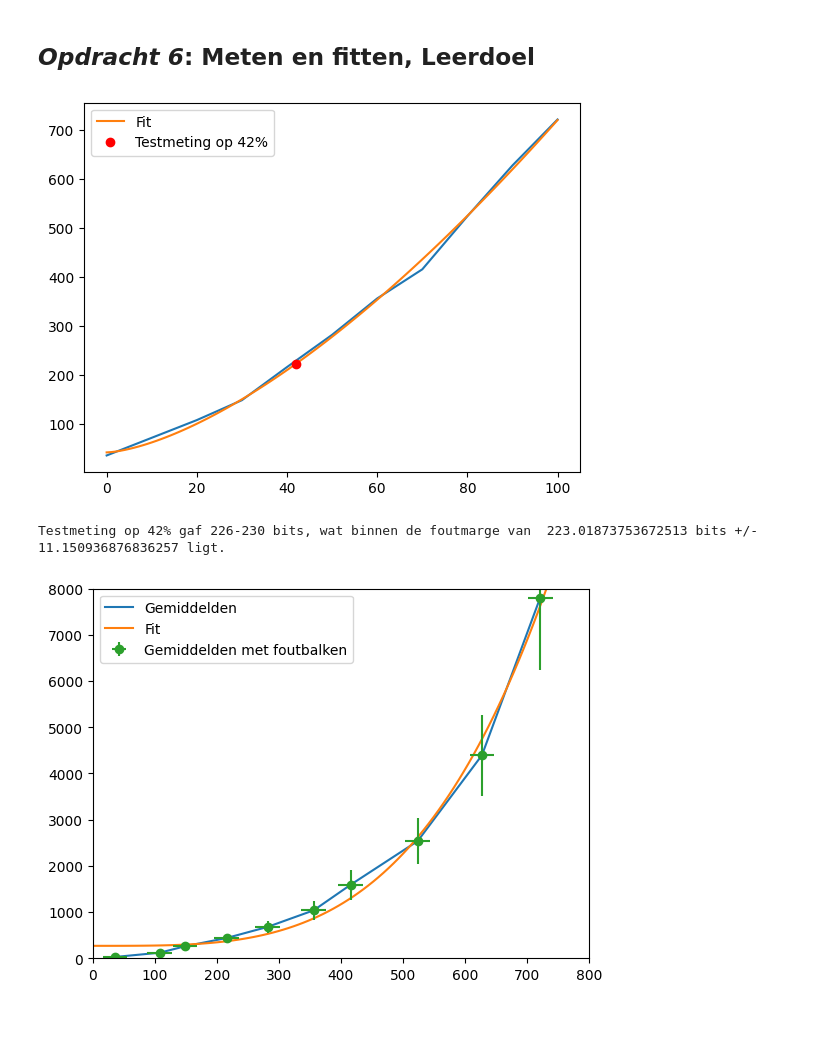
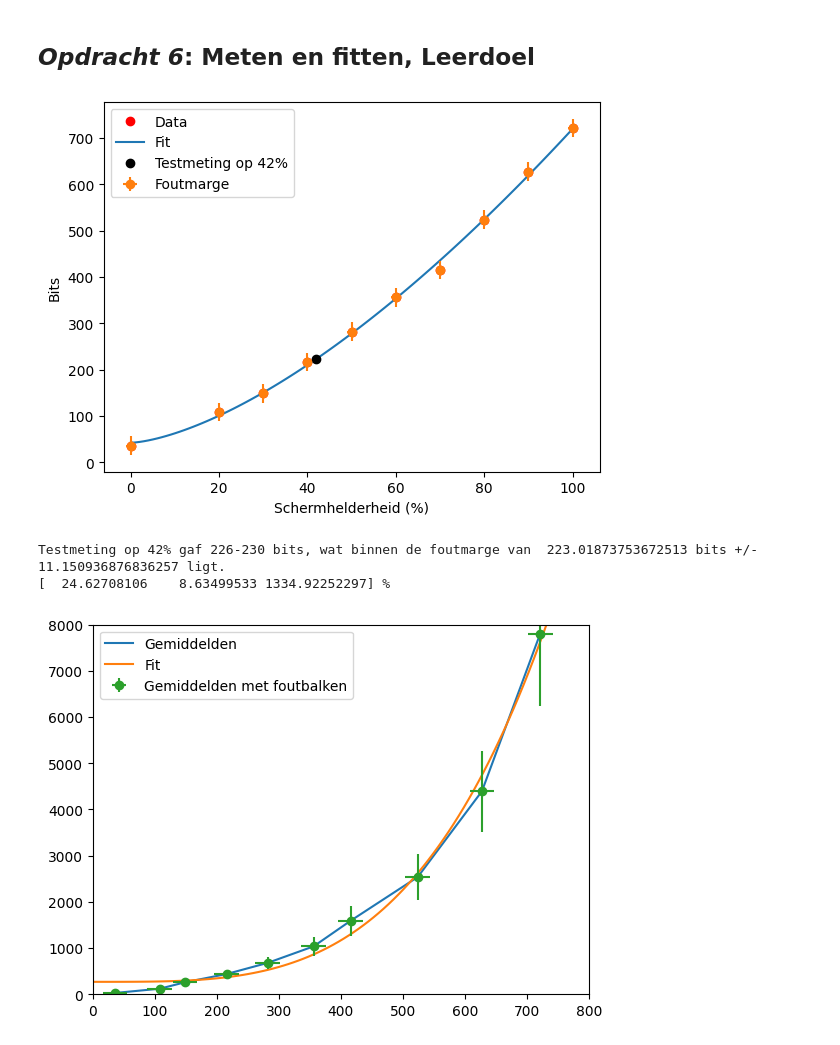
Before and after one commit to DavantePES/Def-D, a Jupyter notebook: FysiekeOntwerpopdrachten/1KalibreerEenSensorDigitaalAnaloog/DEFOntwerpopdracht1KalibreerEenSensorInvulTemplate.ipynb, the cells around one changed output. Cells and saved outputs as stored; diff of their text form; code cells hidden in the pictures.

```diff
--- a/FysiekeOntwerpopdrachten/1KalibreerEenSensorDigitaalAnaloog/DEFOntwerpopdracht1KalibreerEenSensorInvulTemplate.ipynb
+++ b/FysiekeOntwerpopdrachten/1KalibreerEenSensorDigitaalAnaloog/DEFOntwerpopdracht1KalibreerEenSensorInvulTemplate.ipynb
@@ -79,42 +84,44 @@ controlemetinglux = [0] # 0 Lux correspondeert met 4 bits
 controlemetingbits = [4] # 0 Lux correspondeert met 4 bits
 lux = np.array([29, 28.9, 28.3, 29.4, 27.4, 7800, 7790, 7800, 7810, 7800, 680, 678, 679, 681, 680, 2540, 2530, 2540, 2550, 2530, 260, 259, 258, 260, 261, 1040, 1030, 1040, 1030, 1050, 1590, 1590, 1590, 1590, 1590, 4400, 4380, 4410, 4390, 4400, 440, 442, 441, 439, 438, 122, 121, 120, 121, 119, 52, 51.8, 52, 52.2, 51.5]) - controlemetinglux # Metingen in lux min de controlemeting
 bits = np.array([42, 37, 41, 39, 40, 720, 728, 730, 725, 724, 280, 280, 280, 290, 300, 510, 530, 540, 530, 530, 158, 155, 150, 148, 152, 360, 358, 355, 362, 366, 410, 420, 425, 422, 421, 625, 628, 640, 635, 630, 221, 223, 220, 219, 218, 112, 113, 114, 111, 110, 75, 77, 78, 79, 75]) - controlemetingbits # Metingen in bits min de controlemeting
 percentage = np.array([0, 0, 0, 0, 0, 100, 100, 100, 100, 100, 50, 50, 50, 50, 50, 80, 80, 80, 80, 80, 30, 30, 30, 30, 30, 60, 60, 60, 60, 60, 70, 70, 70, 70, 70, 90, 90, 90, 90, 90, 40, 40, 40, 40, 40, 20, 20, 20, 20, 20, 10, 10, 10, 10, 10]) # Percentage van de schermhelderheid (afgelezen in settings van google pixel 7)
 averages_bits = np.array([np.mean(bits[0:5]), np.mean(bits[5:10]), np.mean(bits[10:15]), np.mean(bits[15:20]), np.mean(bits[20:25]), np.mean(bits[25:30]), np.mean(bits[30:35]), np.mean(bits[35:40]), np.mean(bits[40:45]), np.mean(bits[45:50])])
 averages_lux = np.array([np.mean(lux[0:5]), np.mean(lux[5:10]), np.mean(lux[10:15]), np.mean(lux[15:20]), np.mean(lux[20:25]), np.mean(lux[25:30]), np.mean(lux[30:35]), np.mean(lux[35:40]), np.mean(lux[40:45]), np.mean(lux[45:50])])
 averages_percentage = np.array([0, 100, 50, 80, 30, 60, 70, 90, 40, 20])
 
 
 # Plot hier de meting en fit een lijn door de metingen.
 # Maak gebruik van wat je geleerd hebt bij het practicum.
 %matplotlib inline
 averages_bits = np.sort(averages_bits)
 averages_lux = np.sort(averages_lux)
 
 def exp_model(x, a, n, b):
     return a * x ** n + b
 
-def lin_model(x, a, b):
-    return a * x + b
-
-popt2, pcov2 = curve_fit(lin_model, np.sort(averages_percentage), np.sort(averages_bits))
 popt3, pcov3 = curve_fit(exp_model, np.sort(averages_percentage), np.sort(averages_bits))
 
 
 # Van schermhelderheid in percentage naar bits
 
-plt.plot(np.sort(averages_percentage), np.sort(averages_bits))
+plt.plot(np.sort(averages_percentage), np.sort(averages_bits), 'ro', label='Data')
 x_fit = np.linspace(0, 100, 100)
 plt.plot(x_fit, exp_model(x_fit, *popt3), label='Fit')
-plt.plot(42, exp_model(42, *popt3), 'ro', label='Testmeting op 42%')
+plt.errorbar(np.sort(averages_percentage), np.sort(averages_bits), xerr=1, yerr=20, fmt='o', label='Foutmarge')
+plt.plot(42, exp_model(42, *popt3), 'ko', label='Testmeting op 42%')
 plt.legend()
+plt.xlabel('Schermhelderheid (%)')
+plt.ylabel('Bits')
 plt.show()
 
-# Testmeting op 42%
+# Testmeting
 print("Testmeting op 42% gaf 226-230 bits, wat binnen de foutmarge van ", exp_model(42, *popt3), "bits +/- ", 0.05*exp_model(42, *popt3), "ligt.")
+# onzekerheid in percentage
+print(np.sqrt(np.diag(pcov3)) / popt3[0] * 100, "%")
 # %% [output]
-[figure, old version]
+[figure, new version]
 Testmeting op 42% gaf 226-230 bits, wat binnen de foutmarge van  223.01873753672513 bits +/-  11.150936876836257 ligt.
+[  24.62708106    8.63499533 1334.92252297] %
 # %%
 # van bits naar lux
 
```
Also changed, not shown: parts of 9 cells of this notebook, 1 other file.
